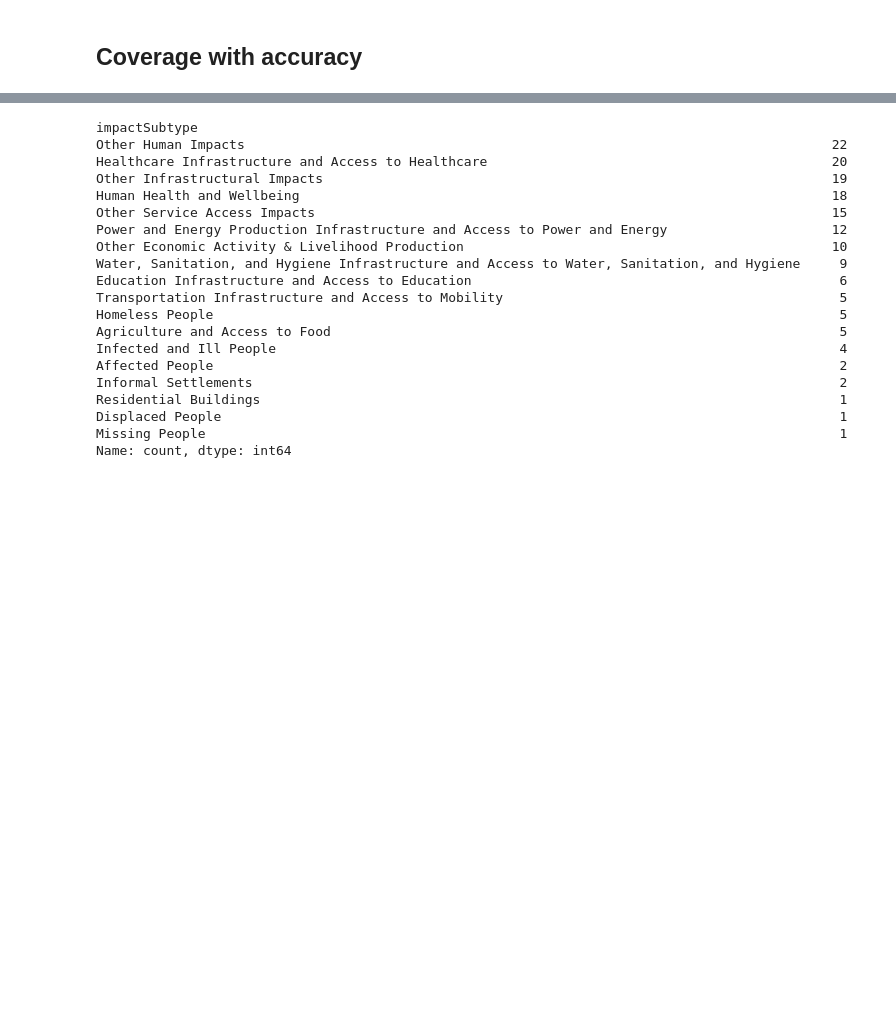
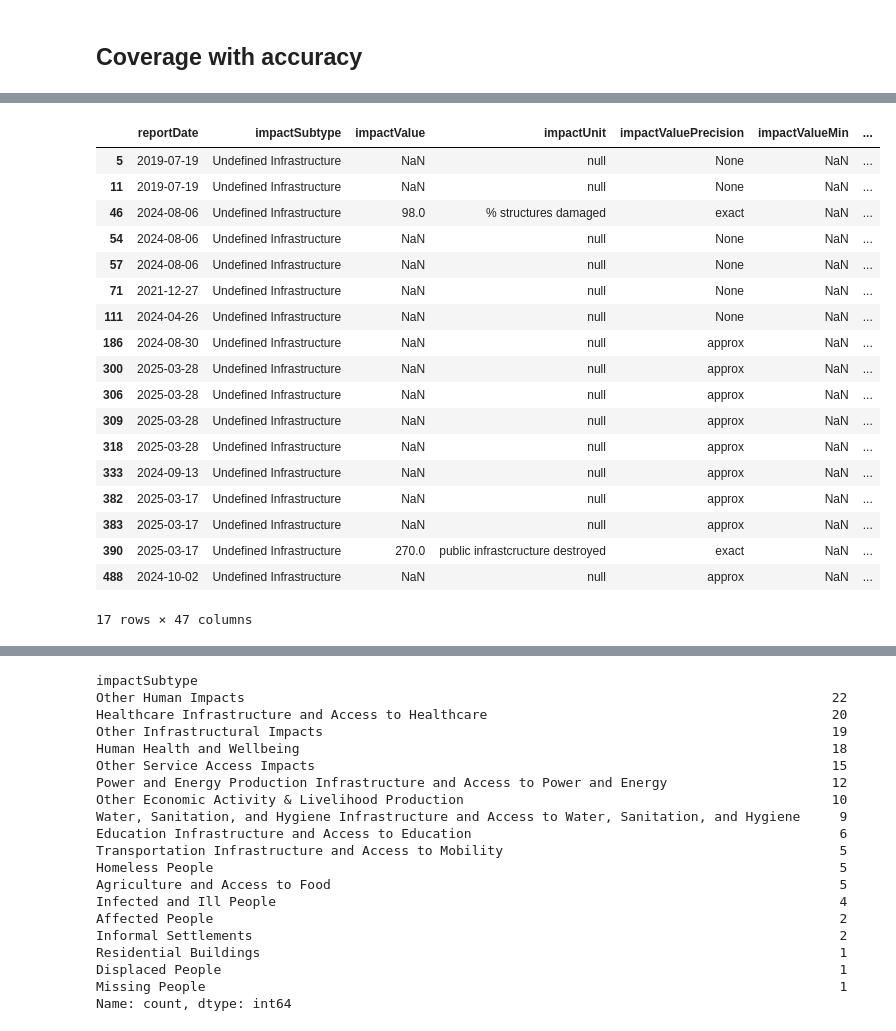
Before and after one commit to luseverin/ROUGE_database, a Jupyter notebook: notebooks/coverage_results.ipynb, the cells around one changed output, grey strips where cells are left out. Saved outputs shown, nothing was run; the diff lists cells and outputs as text; code cells hidden in the pictures; blank space fills up the shorter version.

```diff
--- a/notebooks/coverage_results.ipynb
+++ b/notebooks/coverage_results.ipynb
@@ -281,0 +289,22 @@ fig.savefig(DATA_FIGURE / f"coverage_matches_by_{yvar}_{subplot_col}_vth-{value_
+# %%
+labelled_df[labelled_df["impactSubtype"]=="Undefined Infrastructure"]
+# %% [output]
+|  | reportDate | impactSubtype | impactValue | impactUnit | impactValuePrecision | impactValueMin | ... |
+| 5 | 2019-07-19 | Undefined Infrastructure | NaN | null | None | NaN | ... |
+| 11 | 2019-07-19 | Undefined Infrastructure | NaN | null | None | NaN | ... |
+| 46 | 2024-08-06 | Undefined Infrastructure | 98.0 | % structures damaged | exact | NaN | ... |
+| 54 | 2024-08-06 | Undefined Infrastructure | NaN | null | None | NaN | ... |
+| 57 | 2024-08-06 | Undefined Infrastructure | NaN | null | None | NaN | ... |
+| 71 | 2021-12-27 | Undefined Infrastructure | NaN | null | None | NaN | ... |
+| 111 | 2024-04-26 | Undefined Infrastructure | NaN | null | None | NaN | ... |
+| 186 | 2024-08-30 | Undefined Infrastructure | NaN | null | approx | NaN | ... |
+| 300 | 2025-03-28 | Undefined Infrastructure | NaN | null | approx | NaN | ... |
+| 306 | 2025-03-28 | Undefined Infrastructure | NaN | null | approx | NaN | ... |
+| 309 | 2025-03-28 | Undefined Infrastructure | NaN | null | approx | NaN | ... |
+| 318 | 2025-03-28 | Undefined Infrastructure | NaN | null | approx | NaN | ... |
+| 333 | 2024-09-13 | Undefined Infrastructure | NaN | null | approx | NaN | ... |
+| 382 | 2025-03-17 | Undefined Infrastructure | NaN | null | approx | NaN | ... |
+| 383 | 2025-03-17 | Undefined Infrastructure | NaN | null | approx | NaN | ... |
+| 390 | 2025-03-17 | Undefined Infrastructure | 270.0 | public infrastcructure destroyed | exact | NaN | ... |
+| 488 | 2024-10-02 | Undefined Infrastructure | NaN | null | approx | NaN | ... |
+17 rows × 47 columns
```
Also changed, not shown: parts of 16 cells of this notebook.
